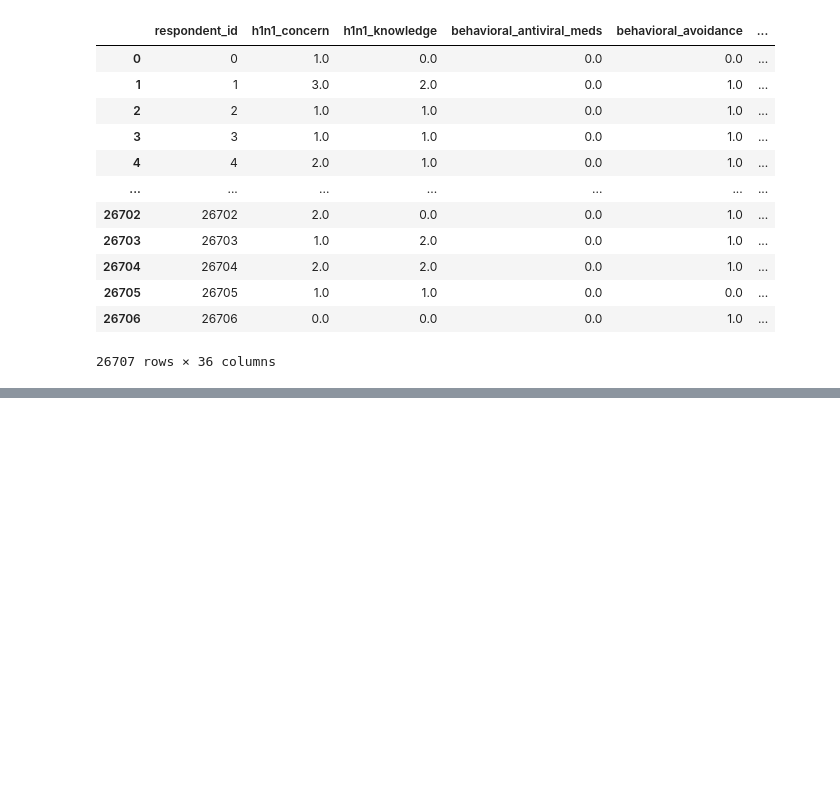
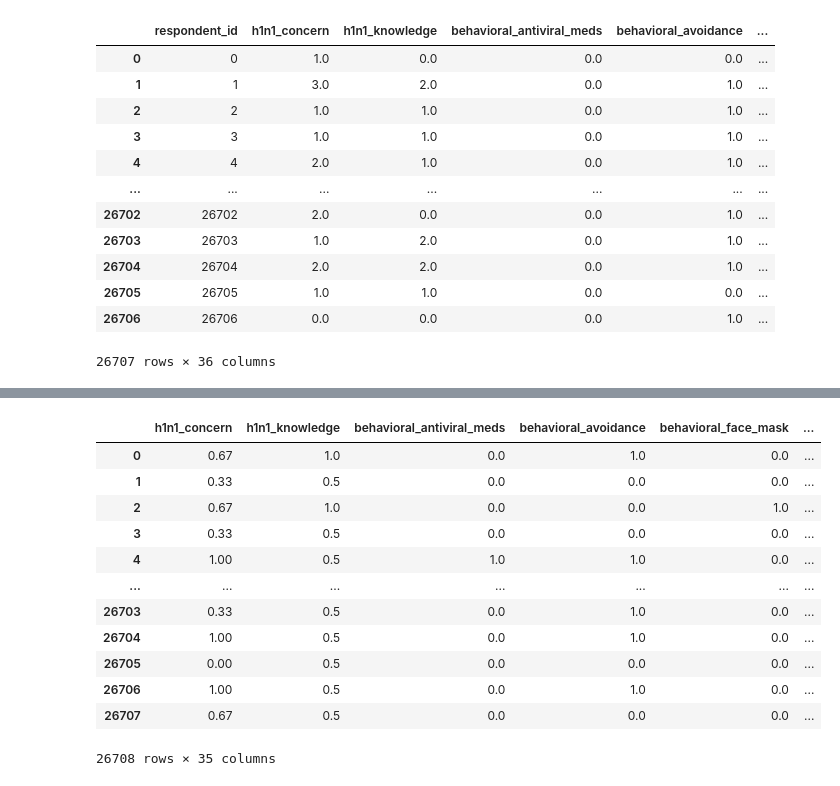
Before and after one commit to amithvardhan99/drivendata, a Jupyter notebook: Flu Shot Learning Predict H1N1 and Seasonal Flu Vaccines/notebook_new.ipynb, the cells around one changed output, grey strips where cells are left out. Saved outputs shown, nothing was run; the diff lists cells and outputs as text; code cells hidden in the pictures; blank space fills up the shorter version.

```diff
--- a/Flu Shot Learning Predict H1N1 and Seasonal Flu Vaccines/notebook_new.ipynb
+++ b/Flu Shot Learning Predict H1N1 and Seasonal Flu Vaccines/notebook_new.ipynb
@@ -137 +214,4 @@ dic
+# %%
+df_test_input = replace_elements_with_numbers(test_input,value_replace_features,values_replace_dict_2)
+df_test_input = deal_with_null_values(df_test_input,replace_null_with_values)
 # %%
@@ -150,0 +257,16 @@ replace_null_with_value_three_conditions = ["behavioral_wash_hands"] # If the pe
+# %%
+X_test
+# %% [output]
+|  | h1n1_concern | h1n1_knowledge | behavioral_antiviral_meds | behavioral_avoidance | behavioral_face_mask | ... |
+| 0 | 0.67 | 1.0 | 0.0 | 1.0 | 0.0 | ... |
+| 1 | 0.33 | 0.5 | 0.0 | 0.0 | 0.0 | ... |
+| 2 | 0.67 | 1.0 | 0.0 | 0.0 | 1.0 | ... |
+| 3 | 0.33 | 0.5 | 0.0 | 0.0 | 0.0 | ... |
+| 4 | 1.00 | 0.5 | 1.0 | 1.0 | 0.0 | ... |
+| ... | ... | ... | ... | ... | ... | ... |
+| 26703 | 0.33 | 0.5 | 0.0 | 1.0 | 0.0 | ... |
+| 26704 | 1.00 | 0.5 | 0.0 | 1.0 | 0.0 | ... |
+| 26705 | 0.00 | 0.5 | 0.0 | 0.0 | 0.0 | ... |
+| 26706 | 1.00 | 0.5 | 0.0 | 1.0 | 0.0 | ... |
+| 26707 | 0.67 | 0.5 | 0.0 | 0.0 | 0.0 | ... |
+26708 rows × 35 columns
```
Also changed, not shown: parts of 8 cells of this notebook.
